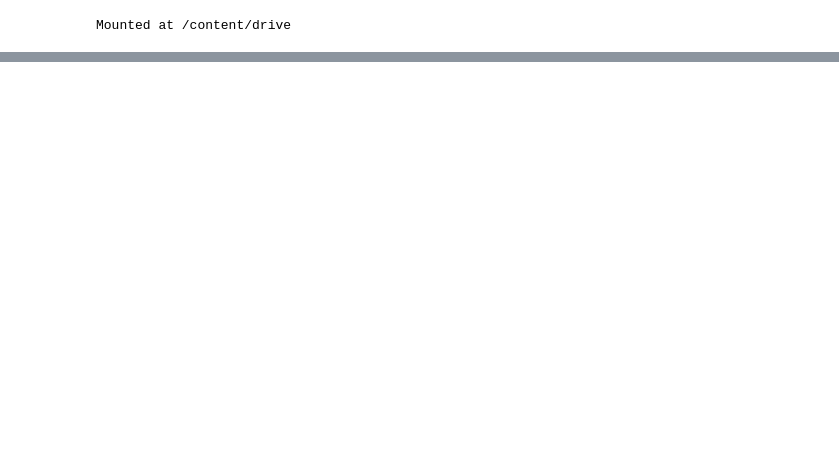
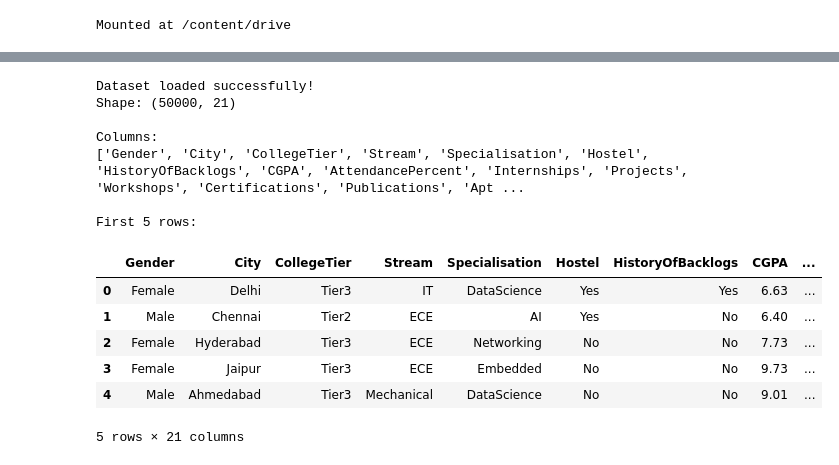
Before and after one commit to HavishaaReddy/ML-Practical-Experiments-2520030371, a Jupyter notebook: WEEK_4_practical.ipynb, the cells around one changed output, grey strips where cells are left out. Saved outputs shown, nothing was run; the diff lists cells and outputs as text; code cells hidden in the pictures; blank space fills up the shorter version.

```diff
--- a/WEEK_4_practical.ipynb
+++ b/WEEK_4_practical.ipynb
@@ -107,0 +24,27 @@ Saved plot -> binary_logistic_plot.png
+# %%
+DATA_PATH = "/content/drive/MyDrive/Colab/placement_predict_50k_adjusted.csv"
+
+df = pd.read_csv(DATA_PATH)
+
+print("Dataset loaded successfully!")
+print("Shape:", df.shape)
+print("\nColumns:")
+print(df.columns.tolist())
+
+print("\nFirst 5 rows:")
+display(df.head())
+# %% [output]
+Dataset loaded successfully!
+Shape: (50000, 21)
+
+Columns:
+['Gender', 'City', 'CollegeTier', 'Stream', 'Specialisation', 'Hostel', 'HistoryOfBacklogs', 'CGPA', 'AttendancePercent', 'Internships', 'Projects', 'Workshops', 'Certifications', 'Publications', 'Apt ...
+
+First 5 rows:
+|  | Gender | City | CollegeTier | Stream | Specialisation | Hostel | HistoryOfBacklogs | CGPA | ... |
+| 0 | Female | Delhi | Tier3 | IT | DataScience | Yes | Yes | 6.63 | ... |
+| 1 | Male | Chennai | Tier2 | ECE | AI | Yes | No | 6.40 | ... |
+| 2 | Female | Hyderabad | Tier3 | ECE | Networking | No | No | 7.73 | ... |
+| 3 | Female | Jaipur | Tier3 | ECE | Embedded | No | No | 9.73 | ... |
+| 4 | Male | Ahmedabad | Tier3 | Mechanical | DataScience | No | No | 9.01 | ... |
+5 rows × 21 columns
```
Also changed, not shown: parts of 23 cells of this notebook.
